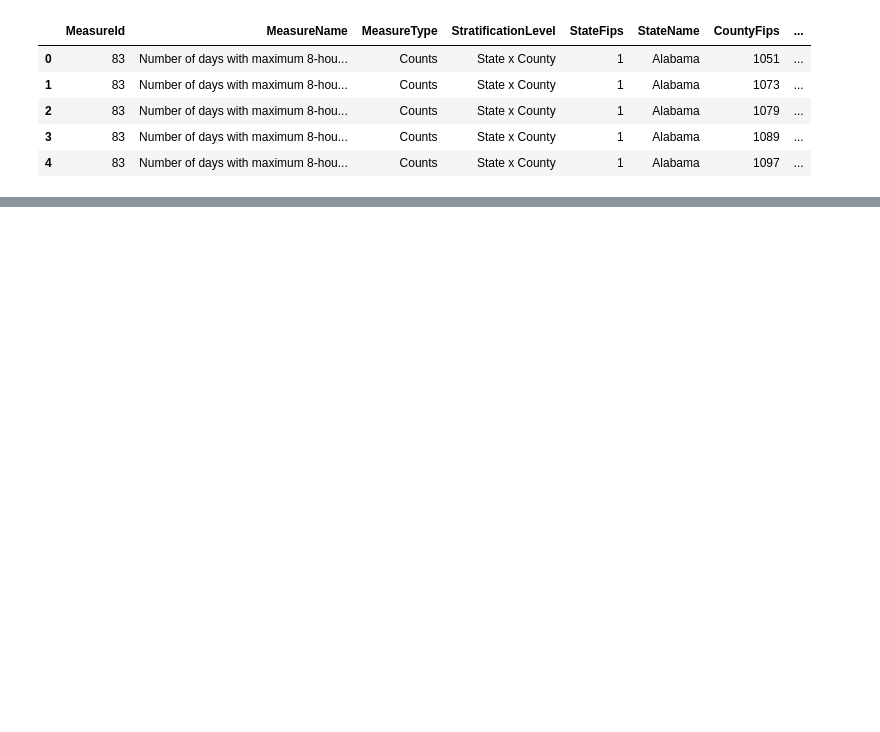
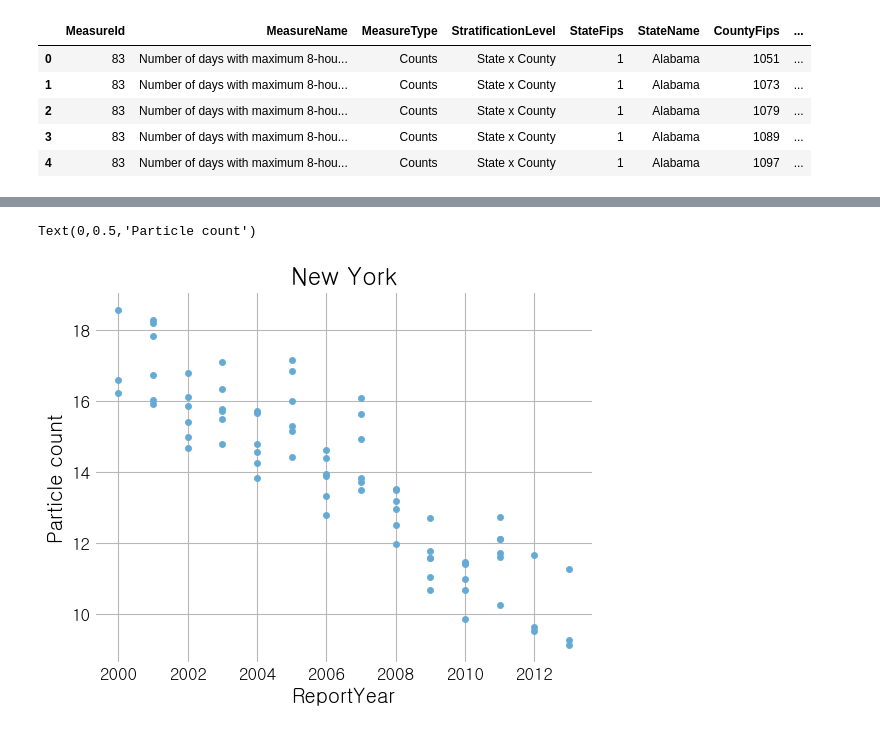
Before and after one commit to vpenney/data-studio, a Jupyter notebook: code/05-air-quality/Air Quality Notebook.ipynb, the cells around one changed output, grey strips where cells are left out. Drawn from its saved outputs; the diff is of its cells as text; code cells hidden in the pictures; blank space fills up the shorter version.

```diff
--- a/code/05-air-quality/Air Quality Notebook.ipynb
+++ b/code/05-air-quality/Air Quality Notebook.ipynb
@@ -4,6 +4,36 @@ import matplotlib.pyplot as plt
 from cycler import cycler
 
 %matplotlib inline
+# %%
+# graph styles
+plt.rcdefaults()
+plt.rcParams.update({
+    'pdf.fonttype': 42,
+    'ps.fonttype': 42,
+    'patch.linewidth': 0.5,
+    'figure.facecolor': 'white',
+    'font.size': 12.0,
+    'axes.facecolor': 'white',
+    'axes.edgecolor': 'white',
+    'axes.linewidth': '1',
+    'axes.grid': True,
+    'grid.color': '#b7b7b7',
+    'axes.titlesize': 'x-large',
+    'axes.labelsize': 'large',
+    'axes.axisbelow': True,
+    'axes.prop_cycle': cycler('color', ['#64aad4', '#275876', '#ec866c', '#8bccc9', '#f9d669', '#EBA239']),
+    'xtick.major.size': 0,
+    'xtick.minor.size': 0,
+    'ytick.major.size': 0,
+    'ytick.minor.size': 0,
+    'axes.labelweight': 'medium',
+    'axes.spines.left': False,
+    'axes.spines.bottom': True,
+    'axes.spines.top': False,
+    'axes.spines.right': False,
+    'legend.facecolor': '#FFFFFF',
+    'font.family': 'Gulim',
+})
 # %%
 df = pd.read_csv('data/air-quality-measures.csv')
 df.head()
@@ -74,0 +73,9 @@ IndexError: pop from empty list
+# %%
+new_york = annual_average[annual_average.StateName=='New York']
+nyc = new_york[new_york.CountyName.str.contains("Bronx") | annual_average.CountyName.str.contains("Kings$") | annual_average.CountyName.str.contains("New York")].sort_values(by='ReportYear')
+ax = nyc.plot(x='ReportYear', y='Value', kind='scatter')
+ax.set_title('New York')
+ax.set_ylabel('Particle count')
+# %% [output]
+Text(0,0.5,'Particle count')
+[figure, added]
```
Also changed, not shown: parts of 8 cells of this notebook.
